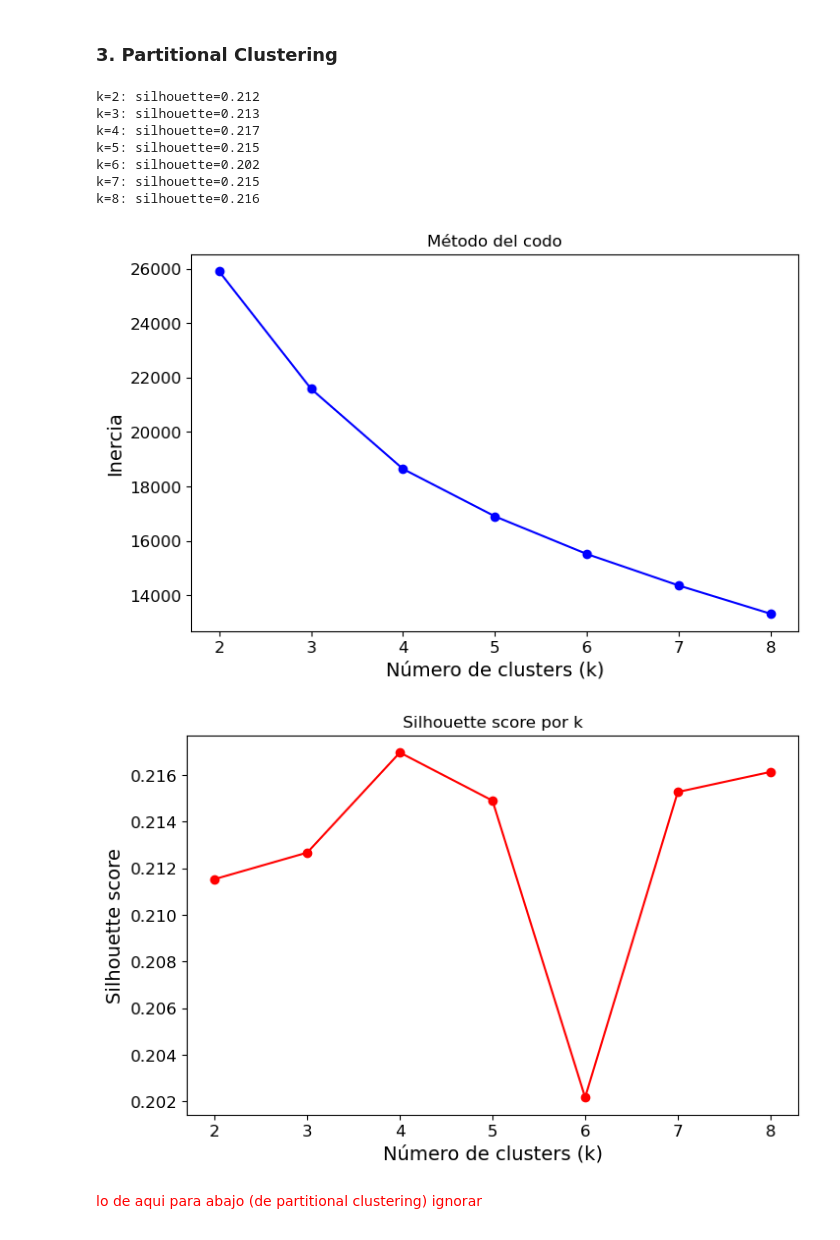
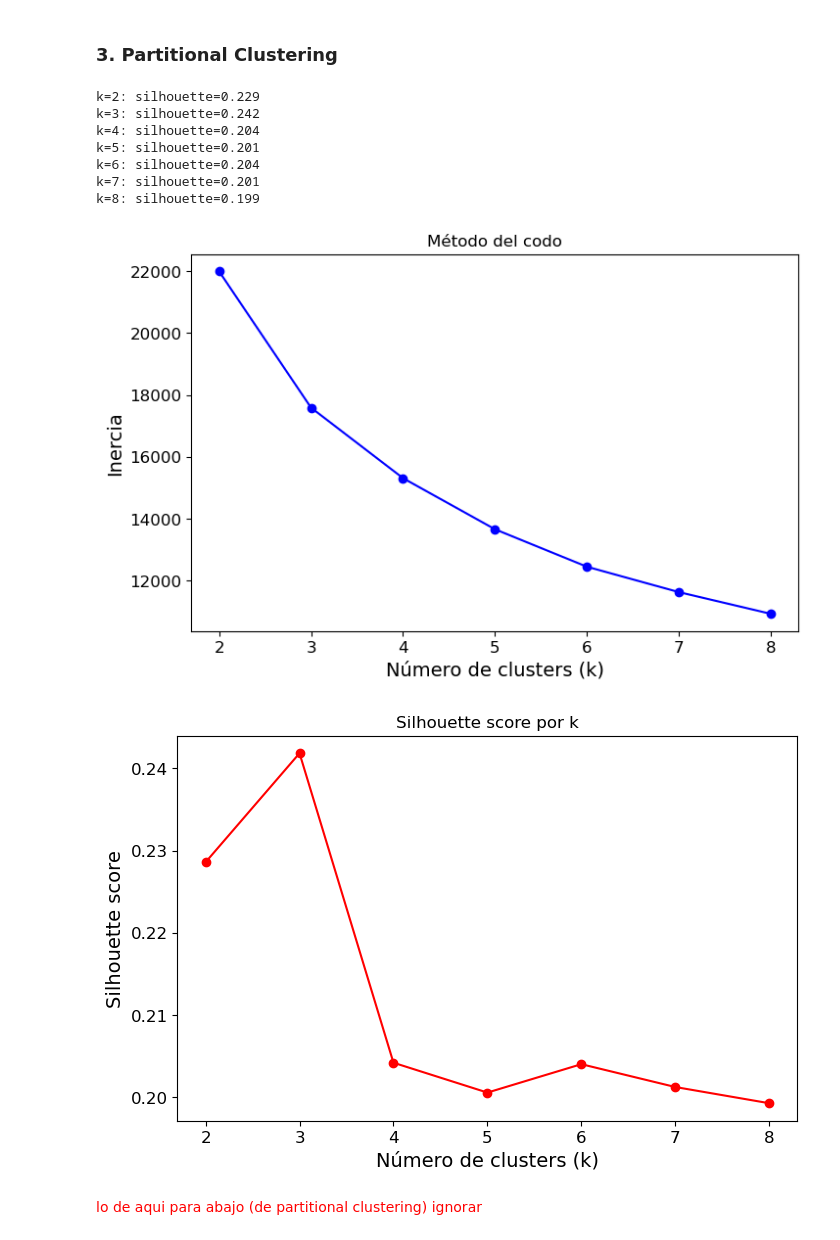
Before and after one commit to lauragagonzalez/Aprendizaje-Autom-tico, a Jupyter notebook: clusters_mod2.ipynb, the cells around one changed output. Cells and saved outputs as stored; diff of their text form; code cells hidden in the pictures.

```diff
--- a/clusters_mod2.ipynb
+++ b/clusters_mod2.ipynb
@@ -1054,6 +1054,8 @@ Entonces, podemos concluir que si hay un clustering jerárquico significativo, l
 # %% [markdown]
 ### 3. Partitional Clustering
 # %%
+import prince
+
 num_cols = [c for c in data_processed.columns if c.startswith('num_')]
 cat_cols = [c for c in data_processed.columns if c.startswith('cat_')]
 
@@ -1069,15 +1071,18 @@ scaler = StandardScaler()
 X_num_scaled = scaler.fit_transform(X_num)
 
 
-pca = PCA(n_components=3, random_state=0)
-X_pca_num = pca.fit_transform(X_num_scaled) #(X_num_scaled)
+pca = PCA(n_components=3, random_state=0) # no cambiar n_components=3
+X_pca_num = pca.fit_transform(X_num_scaled)
 
 pca = PCA(n_components=3, random_state=0)
-X_pca_cat = pca.fit_transform(X_cat) #(X_num_scaled)
+X_pca_cat = pca.fit_transform(X_cat)
+
+mca = prince.MCA(n_components=3, random_state=0) # cual n_components? justificar
+X_mca_cat = mca.fit_transform(X_cat)
 
 import numpy as np
 
-X_final = np.concatenate([X_pca_num, X_pca_cat], axis=1)
+X_final = np.concatenate([X_pca_num, X_mca_cat], axis=1)
 #X_final = np.concatenate([X_pca, X_cat.values], axis=1)
 
 from sklearn.cluster import KMeans
@@ -1086,42 +1091,42 @@ from sklearn.metrics import silhouette_score
 for k in range(2, 9):
     labels = KMeans(n_clusters=k, random_state=0, n_init=20).fit_predict(X_final)
     sil = silhouette_score(X_final, labels)
     print(f"k={k}: silhouette={sil:.3f}")
 
 import matplotlib.pyplot as plt
 from sklearn.cluster import KMeans
 
 Ks = range(2, 9)
 kmeans_models = [KMeans(n_clusters=k, random_state=0, n_init=20).fit(X_final) for k in Ks]
 inertias = [model.inertia_ for model in kmeans_models]
 
 plt.figure(figsize=(8,5))
 plt.plot(Ks, inertias, "bo-")
 plt.xlabel("Número de clusters (k)")
 plt.ylabel("Inercia")
 plt.title("Método del codo")
 plt.show()
 
 from sklearn.metrics import silhouette_score
 
 sil_scores = [silhouette_score(X_final, model.labels_) for model in kmeans_models]
 
 plt.figure(figsize=(8,5))
 plt.plot(Ks, sil_scores, "ro-")
 plt.xlabel("Número de clusters (k)")
 plt.ylabel("Silhouette score")
 plt.title("Silhouette score por k")
 plt.show()
 # %% [output]
-k=2: silhouette=0.212
-k=3: silhouette=0.213
-k=4: silhouette=0.217
-k=5: silhouette=0.215
-k=6: silhouette=0.202
-k=7: silhouette=0.215
-k=8: silhouette=0.216
+k=2: silhouette=0.229
+k=3: silhouette=0.242
+k=4: silhouette=0.204
+k=5: silhouette=0.201
+k=6: silhouette=0.204
+k=7: silhouette=0.201
+k=8: silhouette=0.199
-[figure, old version]
+[figure, new version]
-[figure, old version]
+[figure, new version]
 # %% [markdown]
 <font color="red">lo de aqui para abajo (de partitional clustering) ignorar</font>
 # %% [markdown]
```
Also changed, not shown: parts of 2 cells of this notebook.
